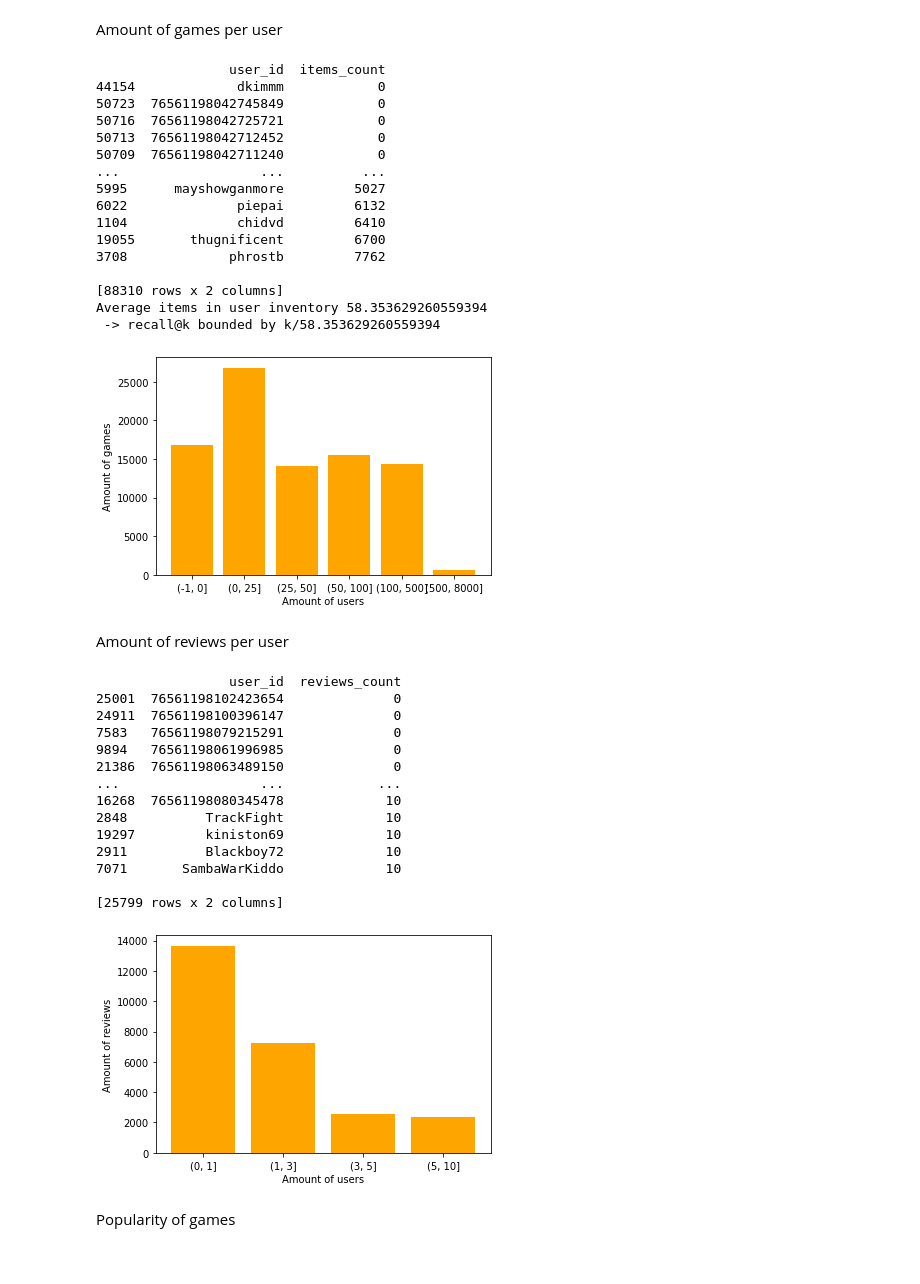
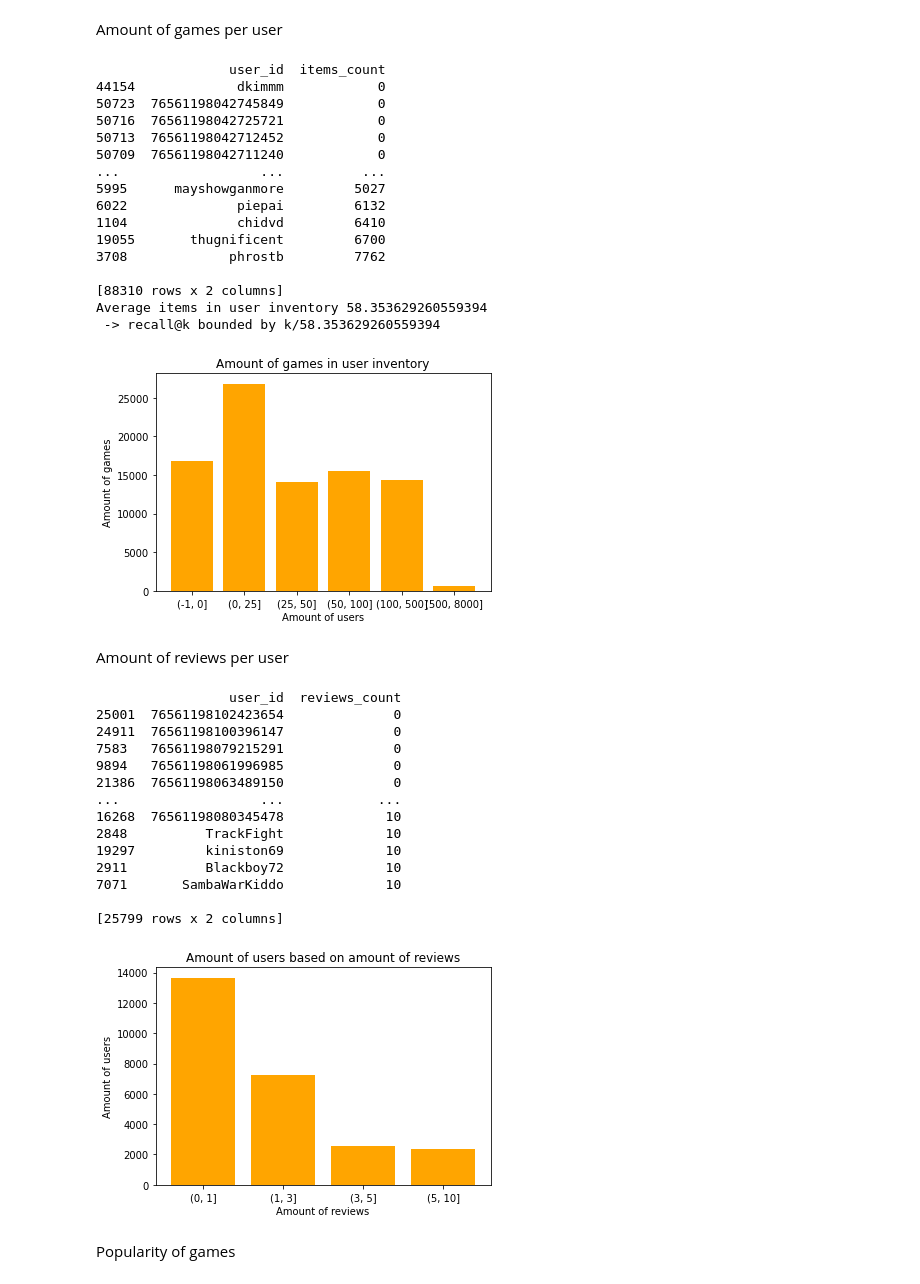
Before and after one commit to lderoeck/AI-Project, a Jupyter notebook: data_analysis.ipynb, the cells around one changed output. Cells and saved outputs as stored; diff of their text form; code cells hidden in the pictures.

```diff
--- a/data_analysis.ipynb
+++ b/data_analysis.ipynb
@@ -24,34 +26,35 @@ avg_usr_item_amount = user_item_count["items_count"].mean()
 print("Average items in user inventory", avg_usr_item_amount)
 print(f" -> recall@k bounded by k/{avg_usr_item_amount}")
 user_item_count["items_count"] = pd.cut(user_item_count["items_count"], game_bin).apply(str)
 
 user_item_count = user_item_count.groupby("items_count").count()
 
 x = user_item_count["user_id"].index.to_numpy()
 y = user_item_count["user_id"].to_numpy()
 
 plt.bar(x, y, color="orange")
+plt.title("Amount of games in user inventory")
 plt.xlabel("Amount of users")
 plt.ylabel("Amount of games")
 plt.show()
 # %% [output]
                  user_id  items_count
 44154             dkimmm            0
 50723  76561198042745849            0
 50716  76561198042725721            0
 50713  76561198042712452            0
 50709  76561198042711240            0
 ...                  ...          ...
 5995      mayshowganmore         5027
 6022              piepai         6132
 1104              chidvd         6410
 19055       thugnificent         6700
 3708             phrostb         7762
 
 [88310 rows x 2 columns]
 Average items in user inventory 58.353629260559394
  -> recall@k bounded by k/58.353629260559394
-[figure, old version]
+[figure, new version]
 # %% [markdown]
 Amount of reviews per user
 # %%
@@ -68,8 +71,9 @@ x = user_review_count["user_id"].index.to_numpy()
 y = user_review_count["user_id"].to_numpy()
 
 plt.bar(x, y, color="orange")
-plt.xlabel("Amount of users")
-plt.ylabel("Amount of reviews")
+plt.title("Amount of users based on amount of reviews")
+plt.xlabel("Amount of reviews")
+plt.ylabel("Amount of users")
 plt.show()
 # %% [output]
                  user_id  reviews_count
@@ -86,7 +90,7 @@ plt.show()
 7071       SambaWarKiddo             10
 
 [25799 rows x 2 columns]
-[figure, old version]
+[figure, new version]
 # %% [markdown]
 Popularity of games
 # %%
```
Also changed, not shown: parts of 6 cells of this notebook.
